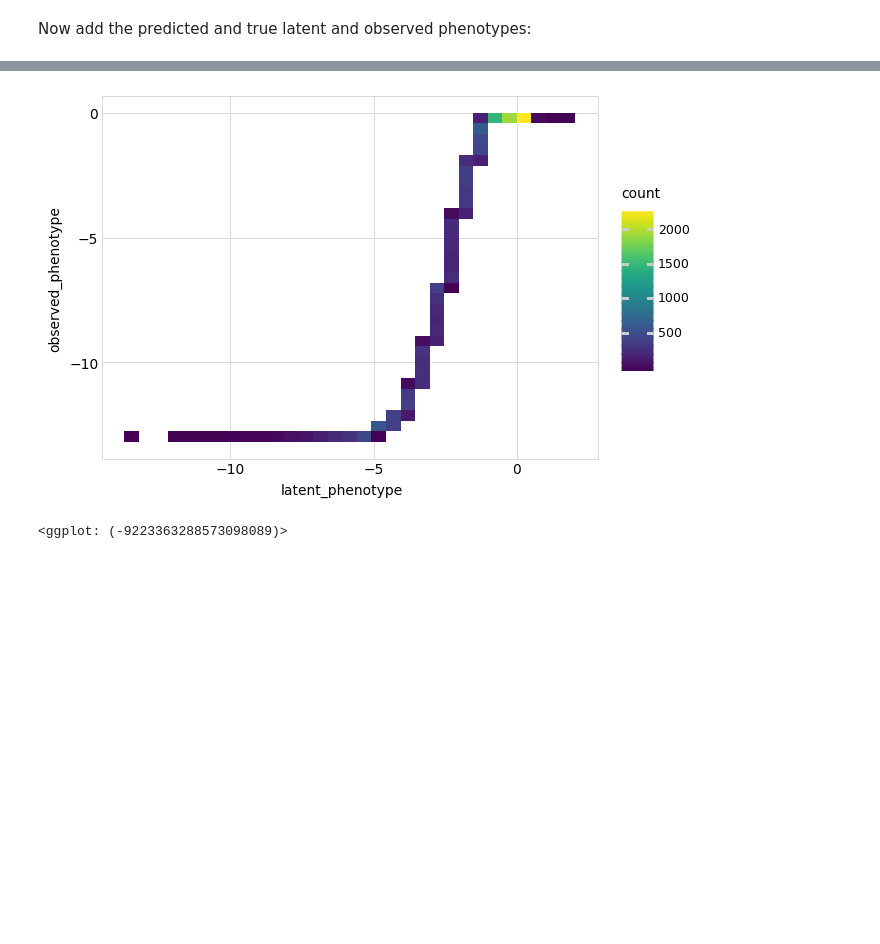
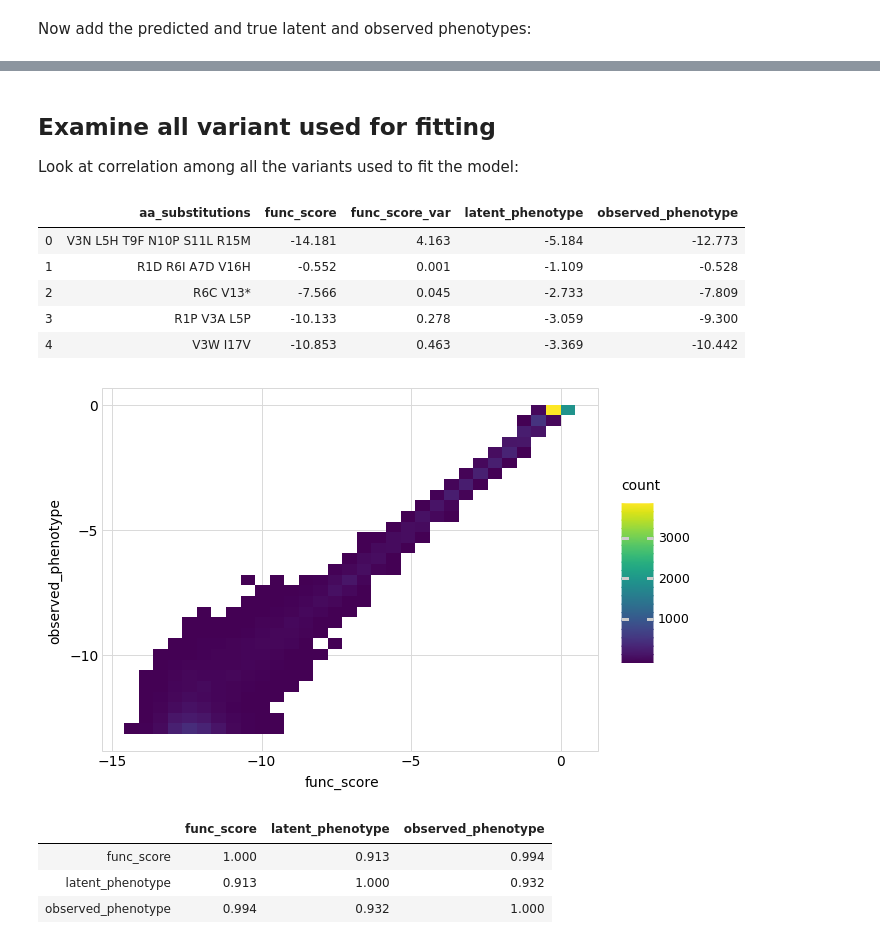
Before and after one commit to jbloomlab/dms_variants, a Jupyter notebook: notebooks/monotonicsplineepistasis_model.ipynb, the cells around one changed output, grey strips where cells are left out. Drawn from its saved outputs; the diff is of its cells as text; code cells hidden in the pictures; blank space fills up the shorter version.

Commit message:
test data frame access to epistasis model phenotypes

```diff
--- a/notebooks/monotonicsplineepistasis_model.ipynb
+++ b/notebooks/monotonicsplineepistasis_model.ipynb
@@ -449,7 +447,31 @@ Look at correlation among all fit variants:
+# %% [markdown]
+## Examine all variant used for fitting
+Look at correlation among all the variants used to fit the model:
 # %%
 variants_df = spline_model.phenotypes_df
+
+variants_df.head().round(3)
+# %% [output]
+|  | aa_substitutions | func_score | func_score_var | latent_phenotype | observed_phenotype |
+| 0 | V3N L5H T9F N10P S11L R15M | -14.181 | 4.163 | -5.184 | -12.773 |
+| 1 | R1D R6I A7D V16H | -0.552 | 0.001 | -1.109 | -0.528 |
+| 2 | R6C V13* | -7.566 | 0.045 | -2.733 | -7.809 |
+| 3 | R1P V3A L5P | -10.133 | 0.278 | -3.059 | -9.300 |
+| 4 | V3W I17V | -10.853 | 0.463 | -3.369 | -10.442 |
 # %%
-ggplot(variants_df, aes('latent_phenotype', 'observed_phenotype')) + geom_bin2d()
+_ = (ggplot(variants_df, aes('func_score', 'observed_phenotype')) +
+     geom_bin2d()
+     ).draw()
 # %% [output]
-[figure, old version]
+[figure, new version]
-<ggplot: (-9223363288573098089)>
+# %%
+(variants_df
+ [['func_score', 'latent_phenotype', 'observed_phenotype']]
+ .corr()
+ .round(3)
+ )
+# %% [output]
+|  | func_score | latent_phenotype | observed_phenotype |
+| func_score | 1.000 | 0.913 | 0.994 |
+| latent_phenotype | 0.913 | 1.000 | 0.932 |
+| observed_phenotype | 0.994 | 0.932 | 1.000 |
```
Also changed, not shown: parts of 15 cells of this notebook.
